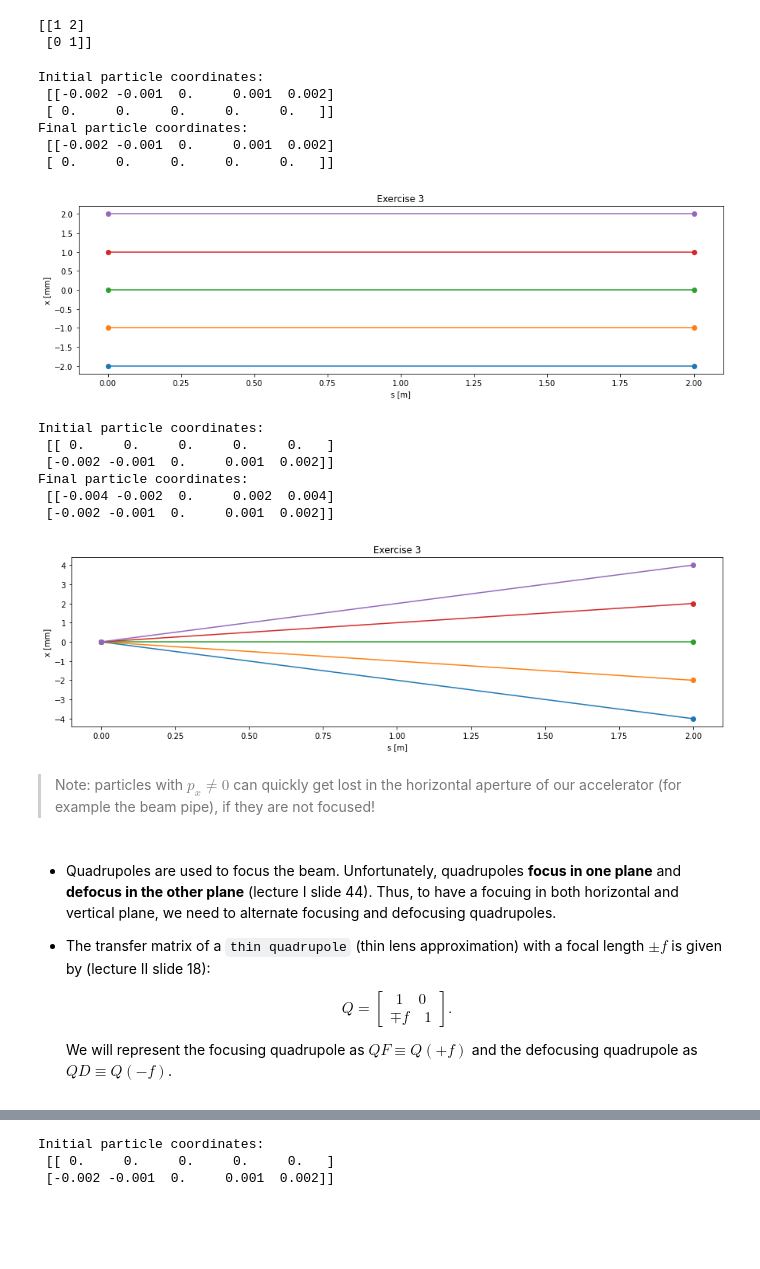
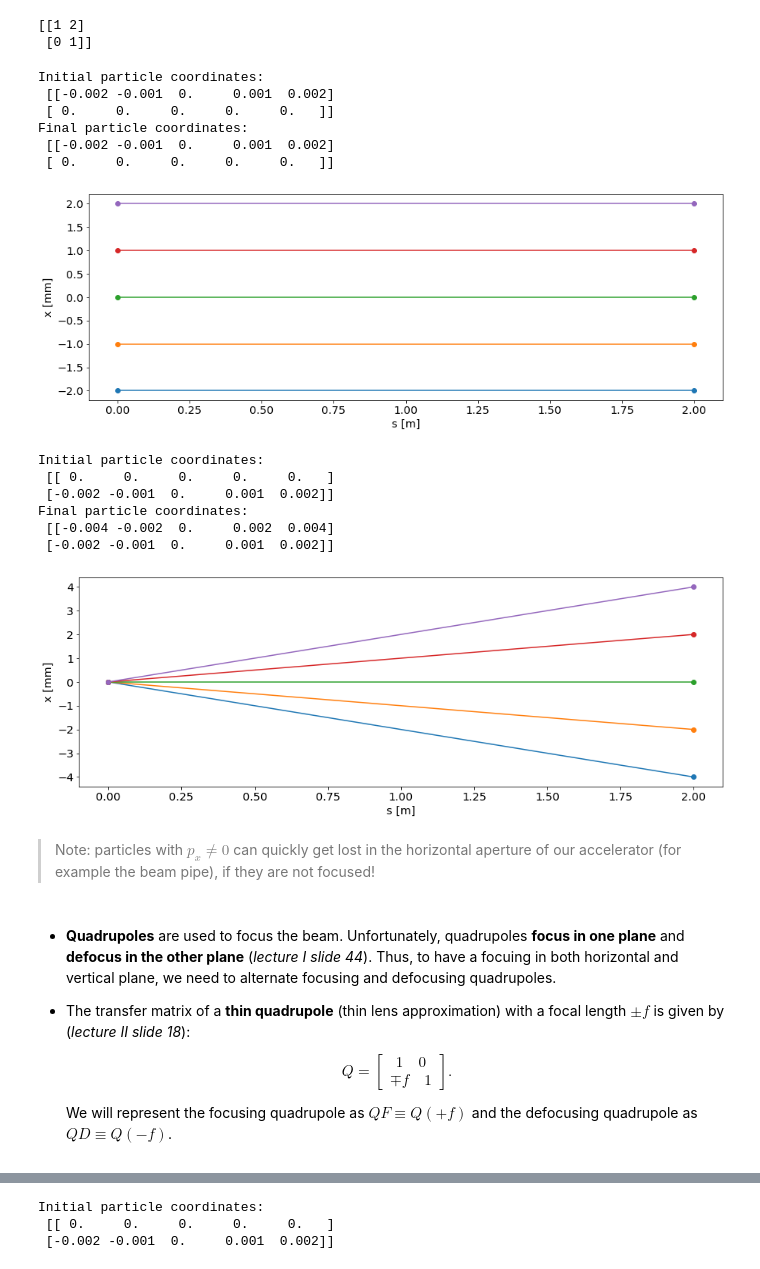
Before and after one commit to tprebiba/accelerators-teaching, a Jupyter notebook: 01_AUTH-2024_Accelerator_Physics/01_Basics_SOLUTIONS.ipynb, the cells around one changed output, grey strips where cells are left out. Drawn from its saved outputs; the diff is of its cells as text; code cells hidden in the pictures; blank space fills up the shorter version.

```diff
--- a/01_AUTH-2024_Accelerator_Physics/01_Basics_SOLUTIONS.ipynb
+++ b/01_AUTH-2024_Accelerator_Physics/01_Basics_SOLUTIONS.ipynb
@@ -13,4 +15,12 @@ We will refer to the lectures of Yannis and Foteini as lecture XX slide XX.
 import numpy as np
 import matplotlib.pyplot as plt
 import seaborn as sns
+
+params = {'legend.fontsize': 'x-large',
+          'figure.figsize': (15, 5),
+         'axes.labelsize': 'x-large',
+         'axes.titlesize':'x-large',
+         'xtick.labelsize':'x-large',
+         'ytick.labelsize':'x-large'}
+plt.rcParams.update(params)
 # %% [markdown]
@@ -191,30 +201,28 @@ print(D)
 # %%
 # The initial coordinates
 X_0 = np.array([[-2e-3,-1e-3,0,1e-3,2e-3], # we need to convert the initial coordinates to meters
                 [0,0,0,0,0]])
 print(f'Initial particle coordinates:\n {X_0}')
 
 # The final coordinates (NOTE: matrix multiplication is done with @ while * represents element by element multiplication):
 X_1 = D @ X_0
 print(f'Final particle coordinates:\n {X_1}')
 
 # We will plot for each particle the initial and final x-coordinate between
 s = [0,L] # usually s is in meters
-plt.figure(figsize=(15,4))
 for i in range(len(X_0[0])):
     plt.plot(s, [X_0[0,i]*1e3, X_1[0,i]*1e3], 'o-') # we plot x in mm for convenience
 plt.xlabel('s [m]')
 plt.ylabel('x [mm]')
-plt.title('Exercise 3')
 plt.show()
 # %% [output]
 Initial particle coordinates:
  [[-0.002 -0.001  0.     0.001  0.002]
  [ 0.     0.     0.     0.     0.   ]]
 Final particle coordinates:
  [[-0.002 -0.001  0.     0.001  0.002]
  [ 0.     0.     0.     0.     0.   ]]
-[figure, old version]
+[figure, new version]
 # %%
 # The initial coordinates
 X_0 = np.array([[0,0,0,0,0],
@@ -227,12 +235,10 @@ print(f'Final particle coordinates:\n {X_1}')
 
 # We will plot for each particle the initial and final x-coordinate between
 s = [0,L] # usually s is in meters
-plt.figure(figsize=(15,4))
 for i in range(len(X_0[0])):
     plt.plot(s, [X_0[0,i]*1e3, X_1[0,i]*1e3], 'o-')
 plt.xlabel('s [m]')
 plt.ylabel('x [mm]')
-plt.title('Exercise 3')
 plt.show()
 # %% [output]
 Initial particle coordinates:
@@ -241,13 +247,13 @@ Initial particle coordinates:
 Final particle coordinates:
  [[-0.004 -0.002  0.     0.002  0.004]
  [-0.002 -0.001  0.     0.001  0.002]]
-[figure, old version]
+[figure, new version]
 # %% [markdown]
 > Note: particles with $p_x\neq0$ can quickly get lost in the horizontal aperture of our accelerator (for example the beam pipe), if they are not focused!
 # %% [markdown]
-- Quadrupoles are used to focus the beam. Unfortunately, quadrupoles **focus in one plane** and **defocus in the other plane** (lecture I slide 44). Thus, to have a focuing in both horizontal and vertical plane, we need to alternate focusing and defocusing quadrupoles.
+- **Quadrupoles** are used to focus the beam. Unfortunately, quadrupoles **focus in one plane** and **defocus in the other plane** (*lecture I slide 44*). Thus, to have a focuing in both horizontal and vertical plane, we need to alternate focusing and defocusing quadrupoles.
 
-- The transfer matrix of a `thin quadrupole` (thin lens approximation) with a focal length $\pm f$ is given by (lecture II slide 18):
+- The transfer matrix of a **thin quadrupole** (thin lens approximation) with a focal length $\pm f$ is given by (*lecture II slide 18*):
 
     \begin{equation}
     Q=\left[
```
Also changed, not shown: parts of 14 cells of this notebook.
